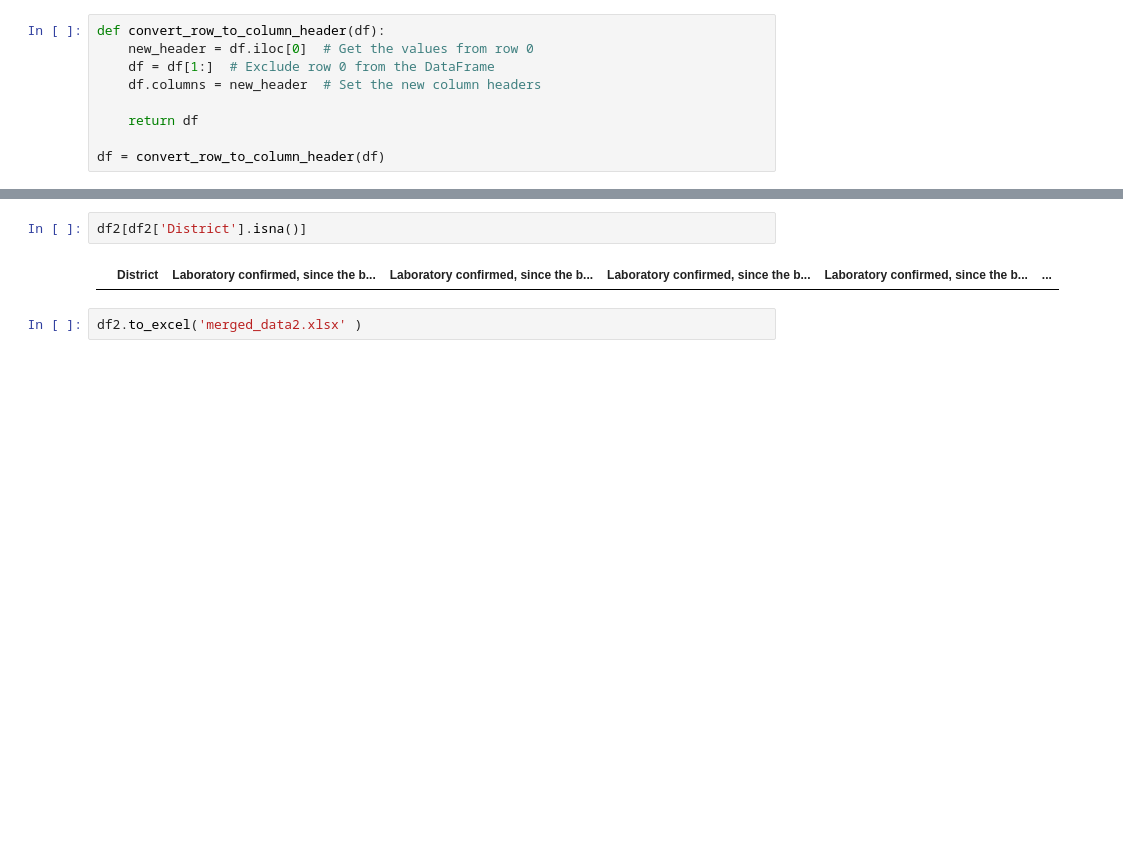
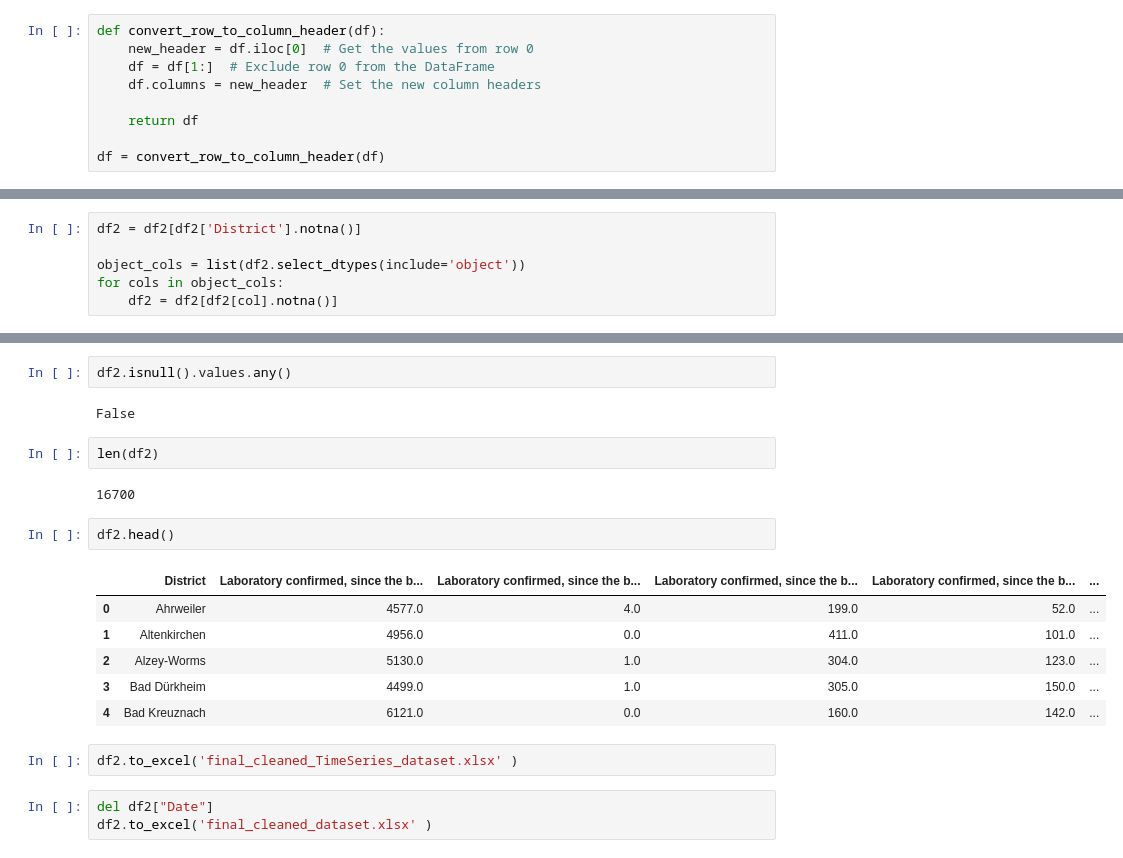
Before and after one commit to jahid-hasan-polash/Covid_AI_Research_Lab, a Jupyter notebook: Preprocess Merged dataset.ipynb, the cells around one changed output, grey strips where cells are left out. Drawn from its saved outputs; the diff is of its cells as text; blank space fills up the shorter version.

```diff
--- a/Preprocess Merged dataset.ipynb
+++ b/Preprocess Merged dataset.ipynb
@@ -137,0 +126,6 @@ True
+# %%
+df2 = df2[df2['District'].notna()]
+
+object_cols = list(df2.select_dtypes(include='object'))
+for cols in object_cols:
+    df2 = df2[df2[col].notna()]
@@ -154,7 +153,23 @@ Reported, the last 7 days,Incidence per 100, Incidence per 100 ,20-59 JahreE
 dtype: float64
-# %%
-df2[df2['District'].isna()]
-# %% [output]
-|  | District | Laboratory confirmed, since the b... | Laboratory confirmed, since the b... | Laboratory confirmed, since the b... | Laboratory confirmed, since the b... | ... |
+# %%
+df2.isnull().values.any()
+# %% [output]
+False
+# %%
+len(df2)
+# %% [output]
+16700
+# %%
+df2.head()
+# %% [output]
+|  | District | Laboratory confirmed, since the b... | Laboratory confirmed, since the b... | Laboratory confirmed, since the b... | Laboratory confirmed, since the b... | ... |
+| 0 | Ahrweiler | 4577.0 | 4.0 | 199.0 | 52.0 | ... |
+| 1 | Altenkirchen | 4956.0 | 0.0 | 411.0 | 101.0 | ... |
+| 2 | Alzey-Worms | 5130.0 | 1.0 | 304.0 | 123.0 | ... |
+| 3 | Bad Dürkheim | 4499.0 | 1.0 | 305.0 | 150.0 | ... |
+| 4 | Bad Kreuznach | 6121.0 | 0.0 | 160.0 | 142.0 | ... |
 # %%
-df2.to_excel('merged_data2.xlsx' )
+df2.to_excel('final_cleaned_TimeSeries_dataset.xlsx' )
+# %%
+del df2["Date"]
+df2.to_excel('final_cleaned_dataset.xlsx' )
```
Also changed, not shown: parts of 12 cells of this notebook, 6 other files.
